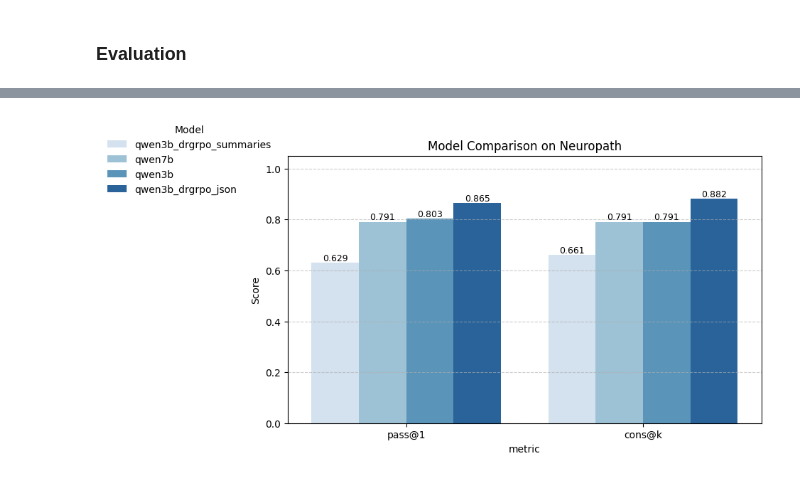
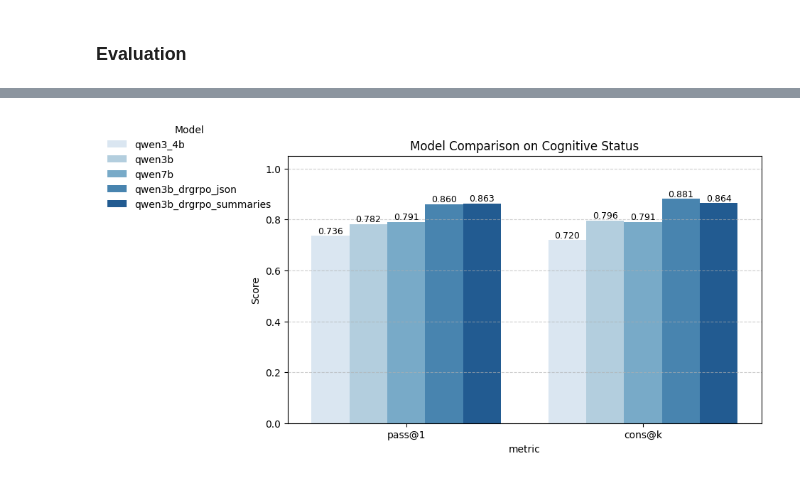
Before and after one commit to vkola-lab/lunar, a Jupyter notebook: adrd_simplified_evaluation/notebooks/llm_based_eval.ipynb, the cells around one changed output, grey strips where cells are left out. Drawn from its saved outputs; the diff is of its cells as text; code cells hidden in the pictures.

```diff
--- a/adrd_simplified_evaluation/notebooks/llm_based_eval.ipynb
+++ b/adrd_simplified_evaluation/notebooks/llm_based_eval.ipynb
@@ -38,0 +47,8 @@ max_model_len = 5000
+# %%
+max_len = 0
+len_2k = []
+for i, row in data.iterrows():
+    cur_len = len(tokenizer.encode(row["visit_summary"]))
+    max_len = max(max_len, cur_len)
+    if cur_len == 2000:
+        len_2k.append(i)
@@ -328,17 +417,18 @@ def get_mean_length(df):
 # print(data.iloc[4946]['generated_text'])
 # %%
 # Cognitive status
-qwen3b_results_path = '/projectnb/vkolagrp/skowshik/foundation_adrd/adrd-foundation-model/fm_adrd/adrd_simplified_evaluation/results/2025-05-07T140716_5638ab7bf30348dc/qwen3b_summary_10_nocop_adrd_cog_status_summary_output.jsonl'
-qwen7b_results_path = '/projectnb/vkolagrp/skowshik/foundation_adrd/adrd-foundation-model/fm_adrd/adrd_simplified_evaluation/results/2025-05-07T142754_d312720a3a5546cf/qwen7b_summary_10_nocop_adrd_cog_status_summary_output.jsonl'
-qwen3b_drgrpo_results_path = '/projectnb/vkolagrp/skowshik/foundation_adrd/adrd-foundation-model/fm_adrd/adrd_simplified_evaluation/results/2025-05-02T174533_216ed996d0334af6/qwen3b_drgrpo_10_adrd_cog_status_summary_output.jsonl'
-# qwen3b_drgrpo_summaries_results_path = "/projectnb/vkolagrp/skowshik/foundation_adrd/adrd-foundation-model/fm_adrd/adrd_simplified_evaluation/results/2025-05-05T120511_35a285cb681242d5/qwen3b_drgrpo_summary_10_nocop_adrd_cog_status_summary_output.jsonl"
-qwen3b_drgrpo_summaries_results_path = "/projectnb/vkolagrp/skowshik/foundation_adrd/adrd-foundation-model/fm_adrd/adrd_simplified_evaluation/results/2025-05-07T185603_d14d6a8f061b414c/adrd_cog_status_summary_output.jsonl"
+qwen3b_results_path = '/projectnb/vkolagrp/skowshik/foundation_adrd/adrd-foundation-model/adrd_simplified_evaluation/results/2025-05-07T140716_5638ab7bf30348dc/qwen3b_summary_10_nocop_adrd_cog_status_summary_output.jsonl'
+qwen7b_results_path = '/projectnb/vkolagrp/skowshik/foundation_adrd/adrd-foundation-model/adrd_simplified_evaluation/results/2025-05-07T142754_d312720a3a5546cf/qwen7b_summary_10_nocop_adrd_cog_status_summary_output.jsonl'
+qwen3b_drgrpo_results_path = '/projectnb/vkolagrp/skowshik/foundation_adrd/adrd-foundation-model/adrd_simplified_evaluation/results/2025-05-02T174533_216ed996d0334af6/qwen3b_drgrpo_10_adrd_cog_status_summary_output.jsonl'
+qwen3b_drgrpo_summaries_results_path = "/projectnb/vkolagrp/skowshik/foundation_adrd/adrd-foundation-model/adrd_simplified_evaluation/results/2025-05-05T120511_35a285cb681242d5/qwen3b_drgrpo_summary_10_nocop_adrd_cog_status_summary_output.jsonl"
+# qwen3b_drgrpo_summaries_results_path = "/projectnb/vkolagrp/skowshik/foundation_adrd/adrd-foundation-model/adrd_simplified_evaluation/results/2025-05-07T185603_d14d6a8f061b414c/adrd_cog_status_summary_output.jsonl"
+qwen3_4b_results_path = "/projectnb/vkolagrp/skowshik/foundation_adrd/adrd-foundation-model/adrd_simplified_evaluation/results/2025-04-30T115311_4b06304f8e094283/qwen3_4b_adrd_cog_status_output.jsonl"
 
 n = 1000
 
 # # Neuropath
-# qwen3b_results_path = '/projectnb/vkolagrp/skowshik/foundation_adrd/adrd-foundation-model/fm_adrd/adrd_simplified_evaluation/results/2025-05-07T153251_46ea2c464e024ff1/qwen3b_summary_10_nocop_adrd_neuropath_summary_output.jsonl'
-# qwen7b_results_path = '/projectnb/vkolagrp/skowshik/foundation_adrd/adrd-foundation-model/fm_adrd/adrd_simplified_evaluation/results/2025-05-07T155033_4ed00f4cdb084a8a/qwen7b_summary_10_nocop_adrd_neuropath_summary_output.jsonl'
-# qwen3b_drgrpo_results_path = '/projectnb/vkolagrp/skowshik/foundation_adrd/adrd-foundation-model/fm_adrd/adrd_simplified_evaluation/results/2025-05-05T143454_8d5208c661114392/qwen3b_drgrpo_10_adrd_neuropath_summary_output.jsonl'
-# qwen3b_drgrpo_summaries_results_path = '/projectnb/vkolagrp/skowshik/foundation_adrd/adrd-foundation-model/fm_adrd/adrd_simplified_evaluation/results/2025-05-05T141935_217d6e5b857740aa/qwen3b_drgrpo_summary_10_nocop_adrd_neuropath_summary_output.jsonl'
+# qwen3b_results_path = '/projectnb/vkolagrp/skowshik/foundation_adrd/adrd-foundation-model/adrd_simplified_evaluation/results/2025-05-07T153251_46ea2c464e024ff1/qwen3b_summary_10_nocop_adrd_neuropath_summary_output.jsonl'
+# qwen7b_results_path = '/projectnb/vkolagrp/skowshik/foundation_adrd/adrd-foundation-model/adrd_simplified_evaluation/results/2025-05-07T155033_4ed00f4cdb084a8a/qwen7b_summary_10_nocop_adrd_neuropath_summary_output.jsonl'
+# qwen3b_drgrpo_results_path = '/projectnb/vkolagrp/skowshik/foundation_adrd/adrd-foundation-model/adrd_simplified_evaluation/results/2025-05-05T143454_8d5208c661114392/qwen3b_drgrpo_10_adrd_neuropath_summary_output.jsonl'
+# qwen3b_drgrpo_summaries_results_path = '/projectnb/vkolagrp/skowshik/foundation_adrd/adrd-foundation-model/adrd_simplified_evaluation/results/2025-05-05T141935_217d6e5b857740aa/qwen3b_drgrpo_summary_10_nocop_adrd_neuropath_summary_output.jsonl'
 # n = 1000
@@ -363,6 +439,7 @@ models_dict = {
     'qwen7b': qwen7b_results_path,
     'qwen3b_drgrpo_json': qwen3b_drgrpo_results_path,
     'qwen3b_drgrpo_summaries': qwen3b_drgrpo_summaries_results_path,
+    'qwen3_4b': qwen3_4b_results_path
 }
 # %%
 # # Neuropath
@@ -412,5 +489,6 @@ D. Cannot extract answer from the text"""
 option_keys = ['A', 'B', 'C']
 # %%
 model_dfs = {name: load_results(path) for name, path in models_dict.items()}
-model_dfs = {name: extract_answers(df, name, option_keys) for name, df in model_dfs.items()}
+model_dfs = {name: extract_answers_regex(df, name, option_keys) for name, df in model_dfs.items()} # to use only regex to extract answers
+# model_dfs = {name: extract_answers_regex_llm(df, name, option_keys) for name, df in model_dfs.items()} # to use both llm and regex to extract answers
 modified_models = {name: modify(df, n) for name, df in model_dfs.items()}
@@ -499,24 +551,24 @@ df_pivot
 # %%
 import matplotlib.pyplot as plt
 import seaborn as sns
 
 plt.figure(figsize=(10, 5))
 ax = sns.barplot(data=df_sorted, x='metric', y='score', hue='model', palette="Blues")
 
 # Add value labels on top of each bar
 for container in ax.containers:
     ax.bar_label(container, fmt='%.3f', label_type='edge', fontsize=9)
 
 plt.ylim(0, 1.05)
 plt.ylabel("Score")
-# plt.title("Model Comparison on Cognitive Status")
-plt.title("Model Comparison on Neuropath")
+plt.title("Model Comparison on Cognitive Status")
+# plt.title("Model Comparison on Neuropath")
 
 # Move legend outside to the top left
 plt.legend(title='Model', loc='upper left', bbox_to_anchor=(-0.4, 1.15), frameon=False)
 
 plt.grid(axis='y', linestyle='--', alpha=0.6)
 plt.tight_layout()
 plt.show()
 # %% [output]
-[figure, old version]
+[figure, new version]
```
Also changed, not shown: parts of 27 cells of this notebook, 15 other files.
